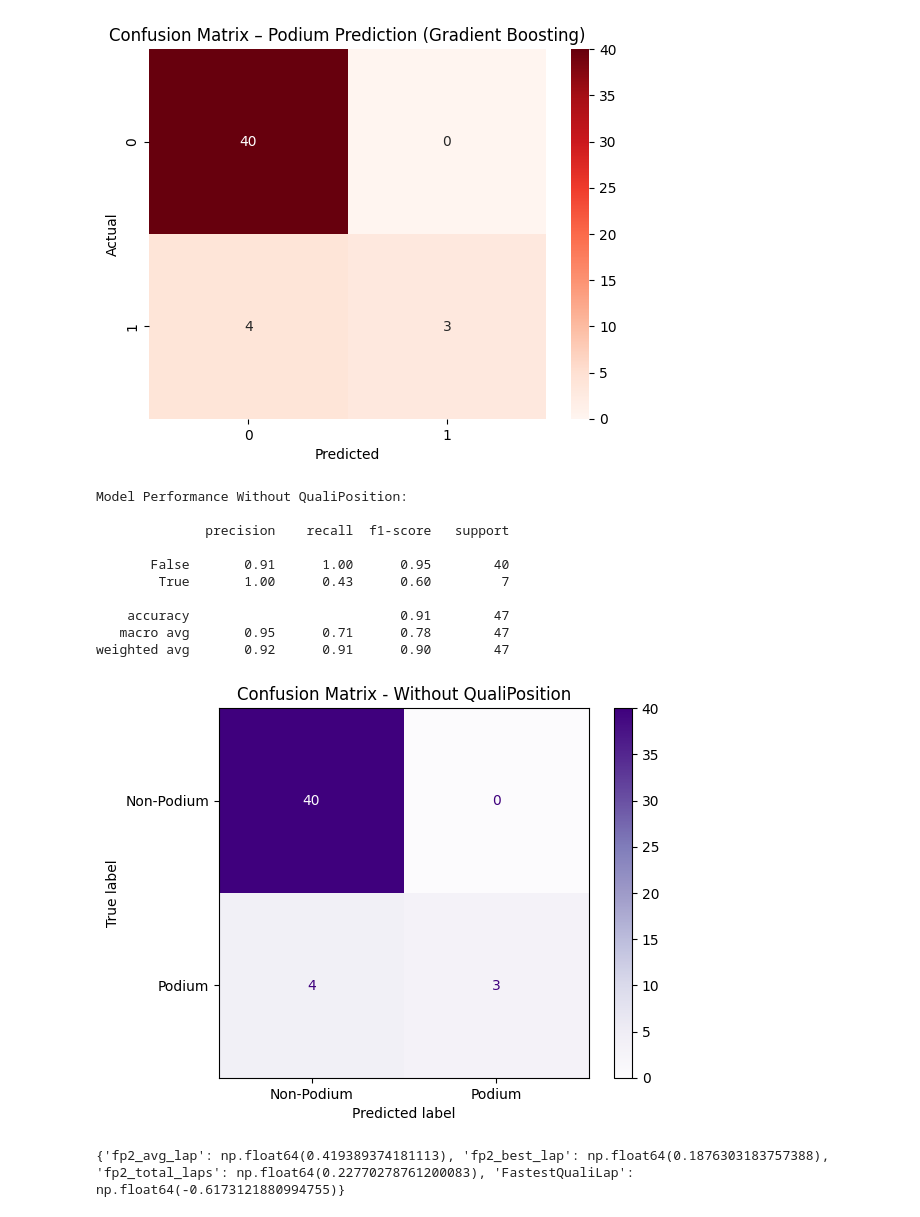
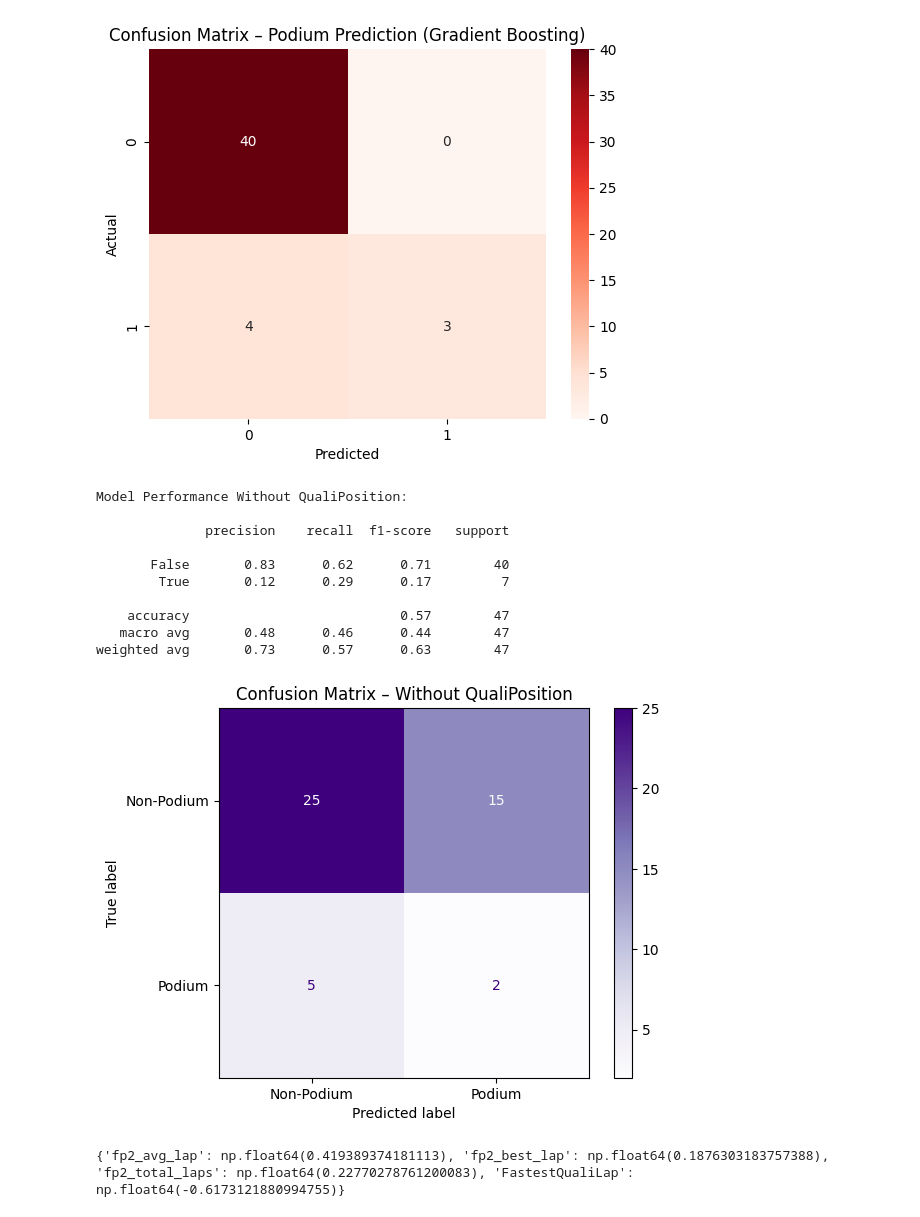
Before and after one commit to ipolishc22/f1-podium-predictor, a Jupyter notebook: notebooks/modeling.ipynb, the cells around one changed output. Drawn from its saved outputs; the diff is of its cells as text; code cells hidden in the pictures.

```diff
--- a/notebooks/modeling.ipynb
+++ b/notebooks/modeling.ipynb
@@ -123,33 +130,39 @@ weighted avg       0.92      0.91      0.90        47
 # %%
 X_dropped = X.drop(columns=["QualiPosition"])
 
 X_train, X_test, y_train, y_test = train_test_split(
-    X_dropped, y, test_size=0.2, random_state=22, stratify=y)
+    X_dropped, y, test_size=0.2, random_state=22, stratify=y
+)
+
+log_model_dropped = LogisticRegression(class_weight='balanced', random_state=22)
+log_model_dropped.fit(X_train, y_train)
+
+y_pred_dropped = log_model_dropped.predict(X_test)
 
 print("Model Performance Without QualiPosition:\n")
-print(classification_report(y_test, y_pred))
+print(classification_report(y_test, y_pred_dropped))
 
 ConfusionMatrixDisplay.from_predictions(
-    y_test, y_pred,
+    y_test, y_pred_dropped,
     display_labels=['Non-Podium', 'Podium'],
     cmap='Purples',
     xticks_rotation=0
 )
-plt.title("Confusion Matrix - Without QualiPosition")
+plt.title("Confusion Matrix – Without QualiPosition")
 plt.grid(False)
 plt.show()
 # %% [output]
 Model Performance Without QualiPosition:
 
               precision    recall  f1-score   support
 
-       False       0.91      1.00      0.95        40
-        True       1.00      0.43      0.60         7
+       False       0.83      0.62      0.71        40
+        True       0.12      0.29      0.17         7
 
-    accuracy                           0.91        47
-   macro avg       0.95      0.71      0.78        47
-weighted avg       0.92      0.91      0.90        47
+    accuracy                           0.57        47
+   macro avg       0.48      0.46      0.44        47
+weighted avg       0.73      0.57      0.63        47
-[figure, old version]
+[figure, new version]
 # %%
 scaler = StandardScaler()
 X_train_scaled = scaler.fit_transform(X_train)
```
Also changed, not shown: parts of 2 cells of this notebook.
